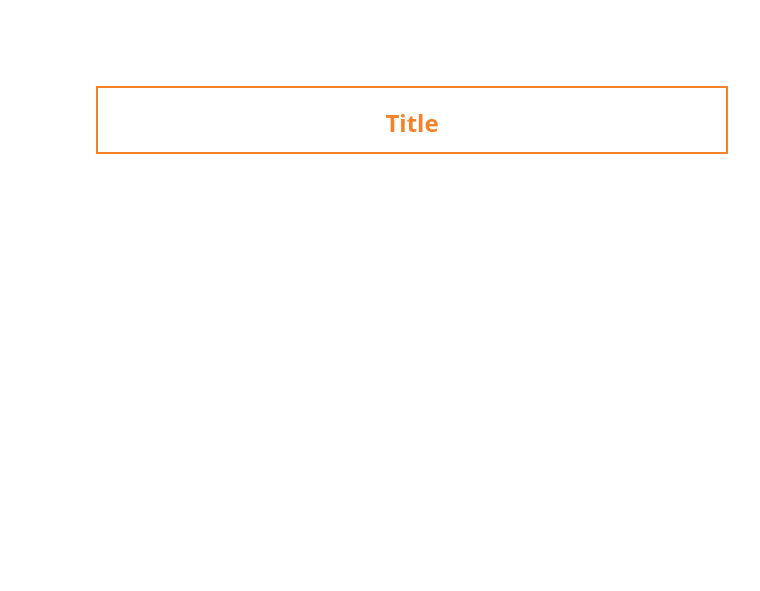
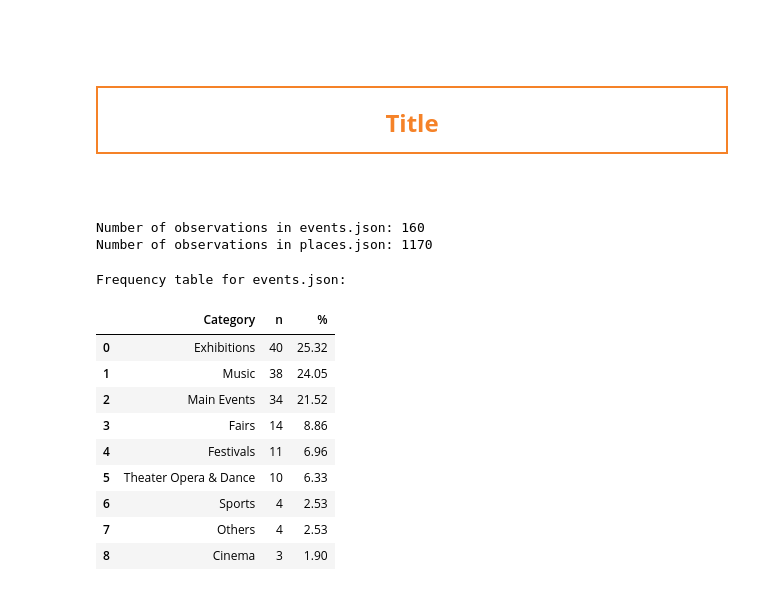
Before and after one commit to Silvestre17/LISBOA_MultiAgentSystem, a Jupyter notebook: data_collection/webscraping/visitlisbon.ipynb, the cells around one changed output. Saved outputs shown, nothing was run; the diff lists cells and outputs as text; code cells hidden in the pictures; blank space fills up the shorter version.

```diff
--- a/data_collection/webscraping/visitlisbon.ipynb
+++ b/data_collection/webscraping/visitlisbon.ipynb
@@ -87,0 +100,30 @@ AAAAAAAAAAA
+# %%
+# Count the number of observations in each file
+num_events = len(events_df)
+num_places = len(places_df)
+
+print(f"Number of observations in events.json: {num_events}")
+print(f"Number of observations in places.json: {num_places}")
+# %% [output]
+Number of observations in events.json: 160
+Number of observations in places.json: 1170
+# %%
+# Frequency table for events.json categories
+events_freq = events_df['category'].value_counts().reset_index()
+events_freq.columns = ['Category', 'n']
+events_freq['%'] = (events_freq['n'] / events_freq['n'].sum() * 100).round(2)
+
+print("Frequency table for events.json:")
+events_freq
+# %% [output]
+Frequency table for events.json:
+|  | Category | n | % |
+| 0 | Exhibitions | 40 | 25.32 |
+| 1 | Music | 38 | 24.05 |
+| 2 | Main Events | 34 | 21.52 |
+| 3 | Fairs | 14 | 8.86 |
+| 4 | Festivals | 11 | 6.96 |
+| 5 | Theater Opera & Dance | 10 | 6.33 |
+| 6 | Sports | 4 | 2.53 |
+| 7 | Others | 4 | 2.53 |
+| 8 | Cinema | 3 | 1.90 |
```
Also changed, not shown: parts of 6 cells of this notebook, 5 other files.
